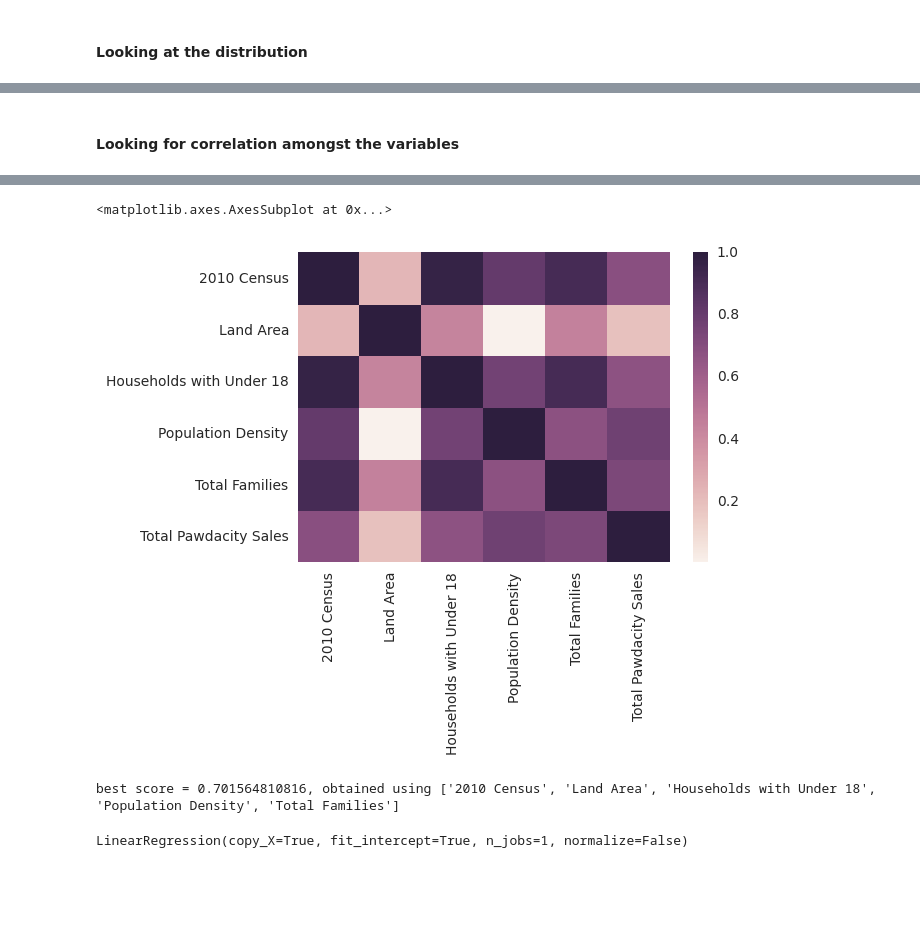
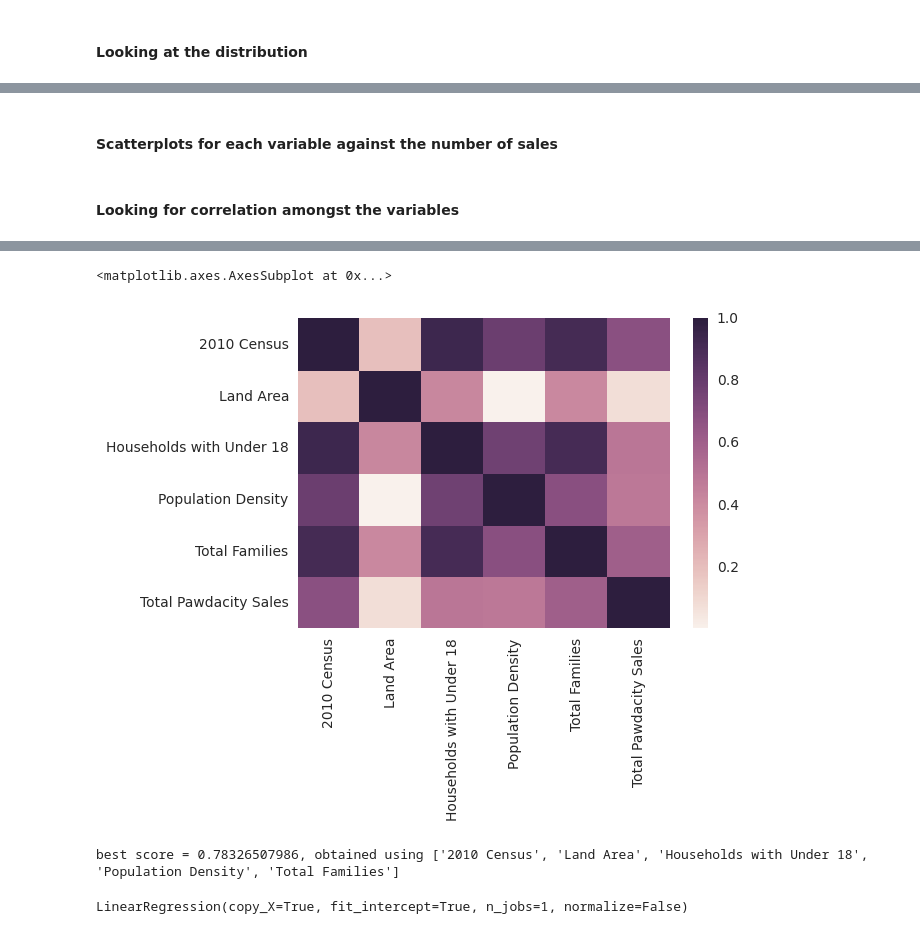
Before and after one commit to jaycwb/udacity-select-pet-store-location, a Jupyter notebook: Select Pet Store Location.ipynb, the cells around one changed output, grey strips where cells are left out. Cells and saved outputs as stored; diff of their text form; code cells hidden in the pictures; blank space fills up the shorter version.

```diff
--- a/Select Pet Store Location.ipynb
+++ b/Select Pet Store Location.ipynb
@@ -7,7 +7,7 @@ from IPython.display import display
 import matplotlib.pyplot as plt
 %matplotlib inline
 
-df_train = pd.read_csv("train.csv")
+df_train = pd.read_csv("train_with_gillette.csv")
 df_predictions = pd.read_csv("predictions.csv")
 
 ### dropping unnamed att
@@ -55,0 +34,2 @@ pd.scatter_matrix(df_predictions, alpha = 0.3, figsize = (14,8), diagonal = 'kde
+# %% [markdown]
+#### Scatterplots for each variable against the number of sales
@@ -59,6 +47,8 @@ pd.scatter_matrix(df_predictions, alpha = 0.3, figsize = (14,8), diagonal = 'kde
 toRemoveCorrelation = []
 df_correlation = df_train.copy()
 df_correlation = df_correlation.corr().abs()
+
+display(df_correlation)
 
 #### PLOTS THIS AS A HEATMAP
 import seaborn as sns
@@ -69,11 +66,43 @@ sns.heatmap(df_correlation,
 <matplotlib.axes.AxesSubplot at 0x...>
-[figure, old version]
+[figure, new version]
 # %%
 ### Breaking data down into X and Y
 X = df_train.drop('Total Pawdacity Sales', axis = 1)
 Y = df_train['Total Pawdacity Sales']
 
-#### SELECTING FEATURES
+
+
+# from sklearn.linear_model import LassoLars
+# reg = LassoLars(alpha=0.001, copy_X=True, fit_intercept=True,
+#      fit_path=True, max_iter=5000, normalize=True, positive=False,
+#      precompute='auto', verbose=False)
+# reg.fit(X, Y)
+# predictions = reg.predict(X)
+# r2score = r2_score(predictions, Y)
+# print "r2 = {}".format(r2score)
+# print "coefs = {}".format(reg.coef_)
+
+# from sklearn.metrics import r2_score
+# from sklearn.linear_model import LinearRegression
+
+# redundants = ['Households with Under 18', 'Population Density', 'Total Families', '2010 Census']
+# bestSubset = []
+# bestR2 = -999
+# for att in redundants:
+#     atts = ['Land Area']
+#     atts.append(att)
+#     reg = LinearRegression(fit_intercept=True)
+#     reg.fit(X[atts], Y)
+#     predictions_train = reg.predict(X[atts])
+#     r2score = r2_score(predictions_train, Y)
+#     if r2score > bestR2:
+#         bestSubset = atts
+#         bestR2 = r2score
+
+# print "best score = {}, obtained using {}".format(bestR2, bestSubset)
+
+
+### SELECTING FEATURES
 from sklearn.metrics import r2_score
 def powerset(s):
     sets = []
@@ -83,6 +112,9 @@ def powerset(s):
     return sets
 
 from sklearn.linear_model import LinearRegression
+from sklearn.model_selection import cross_val_score
+from sklearn import metrics
+from sklearn.metrics import explained_variance_score
 bestR2 = -99999
 bestSubset = []
 allAtts = []
@@ -93,14 +125,22 @@ allSets = powerset(X.columns.values)
 for attSet in allSets:
     if len(attSet) > 0:
         reg = LinearRegression(fit_intercept=True)
+#         scores = cross_val_score(reg, X[attSet], Y, scoring='r2', cv=1)
+#         r2score = scores.mean()
         reg.fit(X[attSet], Y)
         predictions_train = reg.predict(X[attSet])
-        r2score = r2_score(predictions_train, Y)
+        r2score = explained_variance_score(predictions_train, Y)
+#         r2score = r2_score(predictions_train, Y)
         if r2score > bestR2:
             bestSubset = attSet
             bestR2 = r2score
 
 print "best score = {}, obtained using {}".format(bestR2, bestSubset)
+
+
+
+
+
 # from sklearn.feature_selection import RFE
 # reg = LinearRegression()
 # selector = RFE(reg)
@@ -118,7 +158,7 @@ print "best score = {}, obtained using {}".format(bestR2, bestSubset)
 # pd.scatter_matrix(X, alpha = 0.3, figsize = (14,8), diagonal = 'kde');
 # pd.scatter_matrix(df_predictions, alpha = 0.3, figsize = (14,8), diagonal = 'kde');
 # %% [output]
-best score = 0.701564810816, obtained using ['2010 Census', 'Land Area', 'Households with Under 18', 'Population Density', 'Total Families']
+best score = 0.78326507986, obtained using ['2010 Census', 'Land Area', 'Households with Under 18', 'Population Density', 'Total Families']
 # %%
 #### Learning a linear model
 reg = LinearRegression(fit_intercept = True)
```
Also changed, not shown: parts of 9 cells of this notebook, 3 other files.
